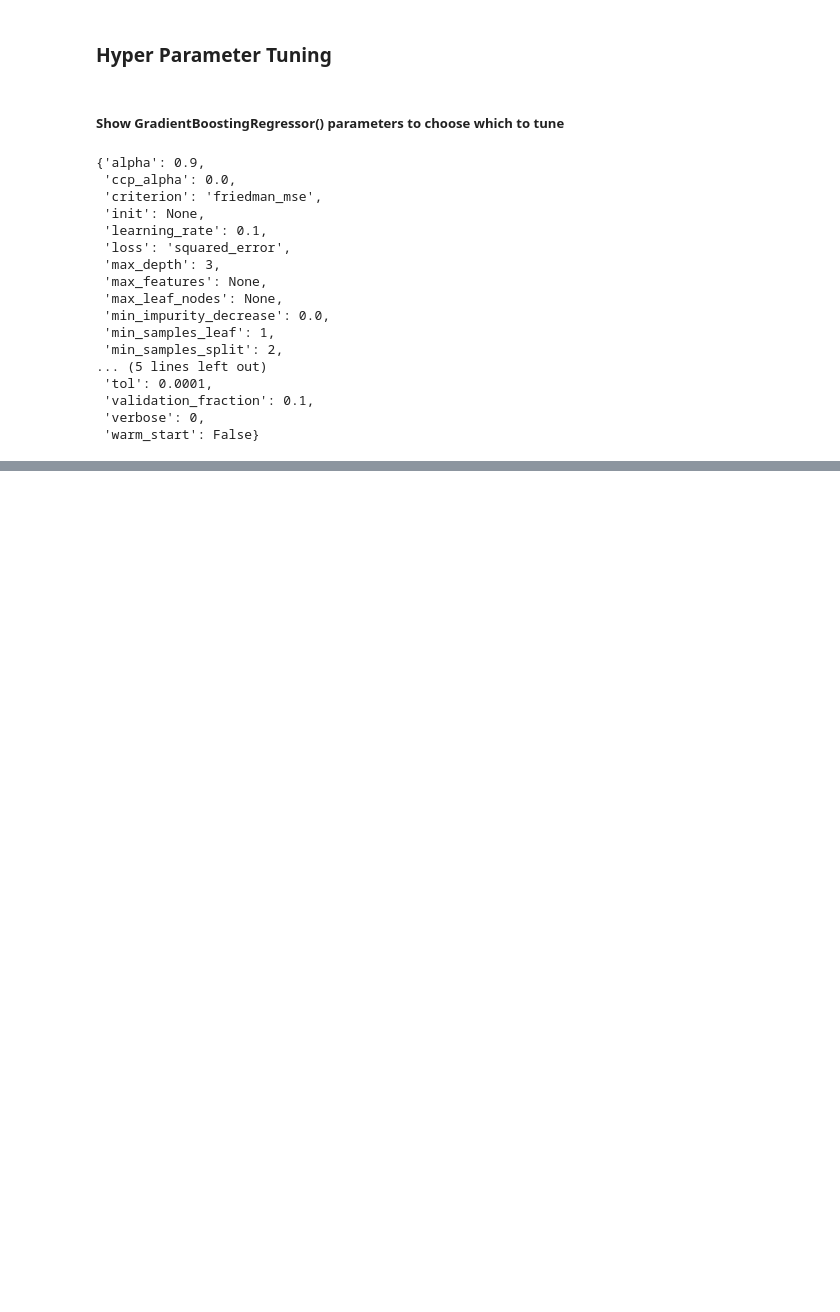
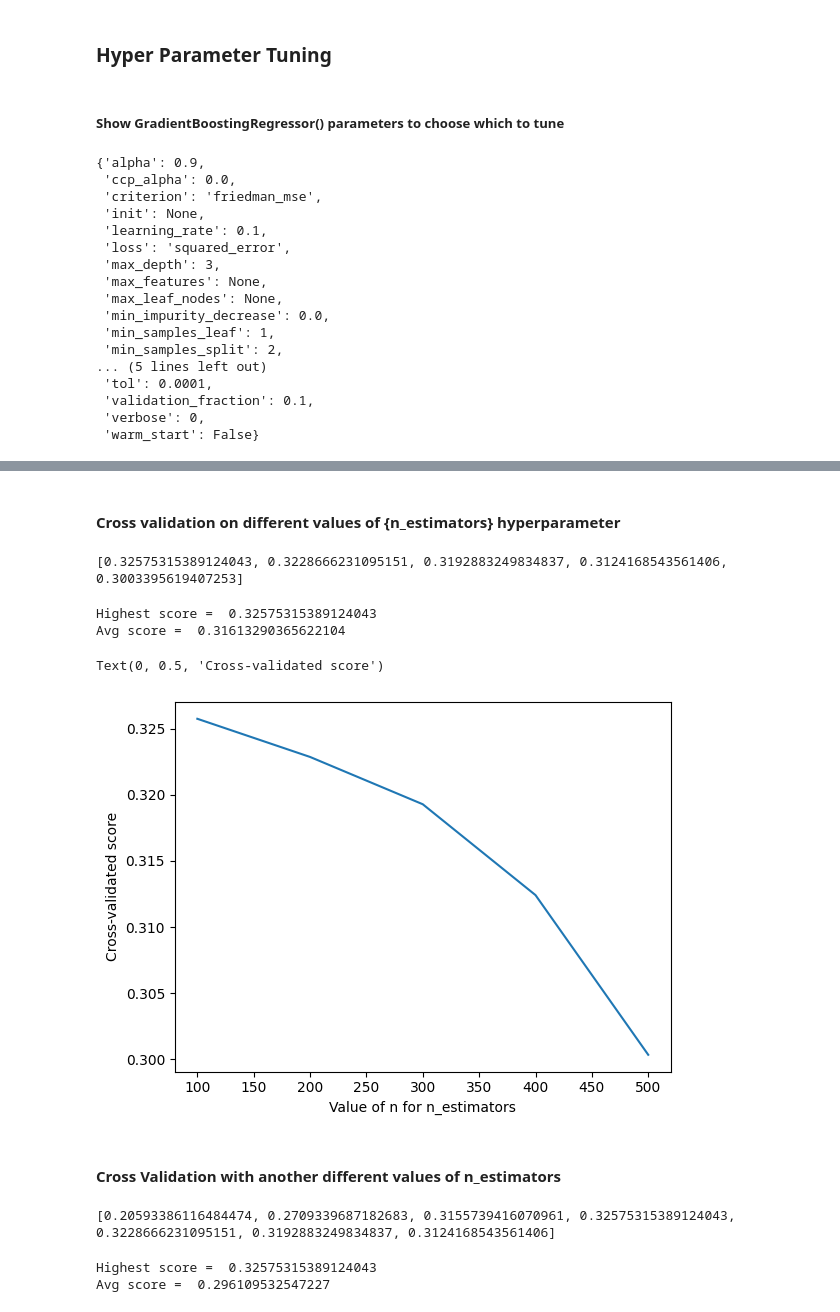
Before and after one commit to Reema-Khaseeb/car-price-prediction, a Jupyter notebook: notebooks/feature_engineering_train_eval_models.ipynb, the cells around one changed output, grey strips where cells are left out. Saved outputs shown, nothing was run; the diff lists cells and outputs as text; code cells hidden in the pictures; blank space fills up the shorter version.

Commit message:
Different combinations for cross validation

```diff
--- a/notebooks/feature_engineering_train_eval_models.ipynb
+++ b/notebooks/feature_engineering_train_eval_models.ipynb
@@ -389,2 +471,0 @@ GradientBoostingRegressor()
-# %%
-best_model.fit(X_transformed, y)
@@ -392,0 +503,2 @@ GradientBoostingRegressor()
+# %%
+best_model_gbt = GradientBoostingRegressor(**gbt_best_params)
@@ -394,7 +508,7 @@ GradientBoostingRegressor()
 pipeline = Pipeline(
     steps = [
         ("transformer", transformer),
-        ("model", best_model)
+        ("model", best_model_gbt)
     ]
 )
 # %%
@@ -422,0 +588,27 @@ pickle.dump(pipeline,
+# %% [markdown]
+#### Cross validation on different values of {n_estimators} hyperparameter
+# %%
+# Number of trees in Gradient Boosting Trees
+n_estimators = [int(x) for x in np.linspace(start = 100, stop = 500, num = 5)]
+# empty list to store scores
+n_scores = []
+
+# 1. loop through reasonable values of n
+for estimator in n_estimators:
+    # 2. run GradientBoostingRegressor with n estimators
+    gbt = GradientBoostingRegressor(n_estimators = estimator, random_state = 42)
+    # 3. obtain cross_val_score for GradientBoostingRegressor with n estimators
+    scores = cross_val_score(gbt, X_transformed, y, cv=10, scoring='r2')
+    # 4. append mean of scores for n estimators to n_scores list
+    n_scores.append(scores.mean())
+
+
+print(n_scores)
+# %% [output]
+[0.32575315389124043, 0.3228666231095151, 0.3192883249834837, 0.3124168543561406, 0.3003395619407253]
+# %%
+print('Highest score = ', max(n_scores))
+print('Avg score = ', mean(n_scores))
+# %% [output]
+Highest score =  0.32575315389124043
+Avg score =  0.31613290365622104
@@ -422,0 +618,36 @@ pickle.dump(pipeline,
+# %%
+# plot how score changes as we vary {n}
+# plot the value of n for n_estimators (x-axis) versus the cross-validated r2 score (y-axis)
+plt.plot(n_estimators, n_scores)
+plt.xlabel('Value of n for n_estimators')
+plt.ylabel('Cross-validated score')
+# %% [output]
+Text(0, 0.5, 'Cross-validated score')
+[figure, added]
+# %% [markdown]
+#### Cross Validation with another different values of n_estimators
+# %%
+# Number of trees in Gradient Boosting Trees
+n_estimators = [10,20,50,100,200,300,400]
+# empty list to store scores
+n_scores = []
+
+# 1. loop through reasonable values of n
+for estimator in n_estimators:
+    # 2. run GradientBoostingRegressor with n estimators
+    gbt = GradientBoostingRegressor(n_estimators = estimator, random_state = 42)
+    # 3. obtain cross_val_score for GradientBoostingRegressor with n estimators
+    scores = cross_val_score(gbt, X_transformed, y, cv=10, scoring='r2')
+    # 4. append mean of scores for n estimators to n_scores list
+    n_scores.append(scores.mean())
+
+
+print(n_scores)
+# %% [output]
+[0.20593386116484474, 0.2709339687182683, 0.3155739416070961, 0.32575315389124043, 0.3228666231095151, 0.3192883249834837, 0.3124168543561406]
+# %%
+print('Highest score = ', max(n_scores))
+print('Avg score = ', mean(n_scores))
+# %% [output]
+Highest score =  0.32575315389124043
+Avg score =  0.296109532547227
```
Also changed, not shown: parts of 89 cells of this notebook, 6 other files.
